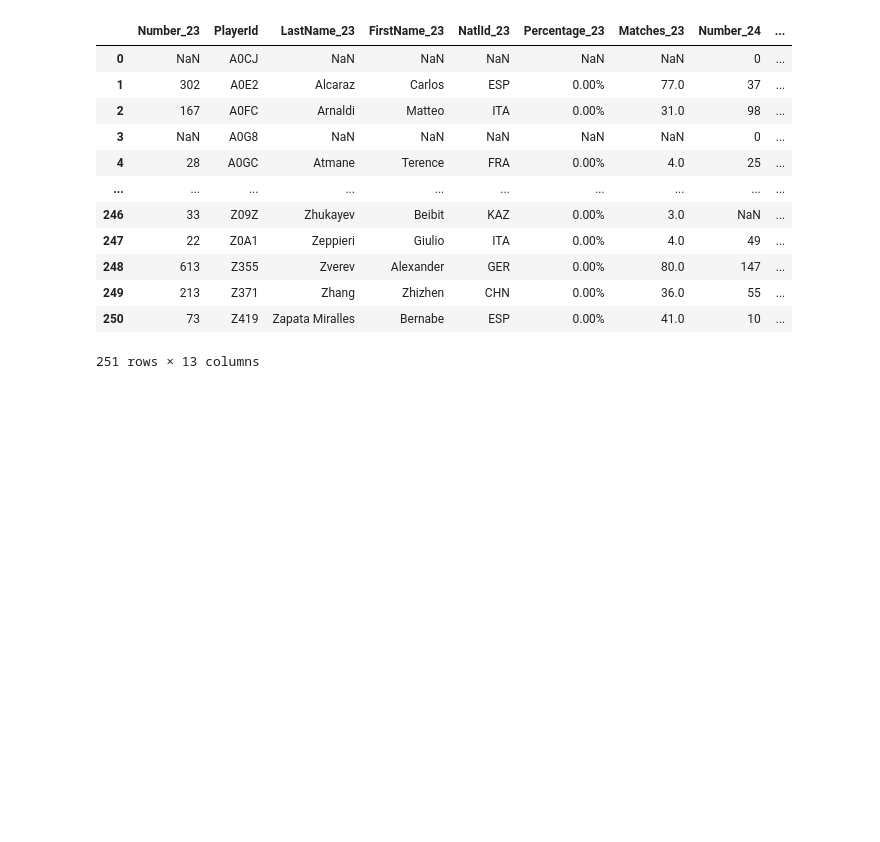
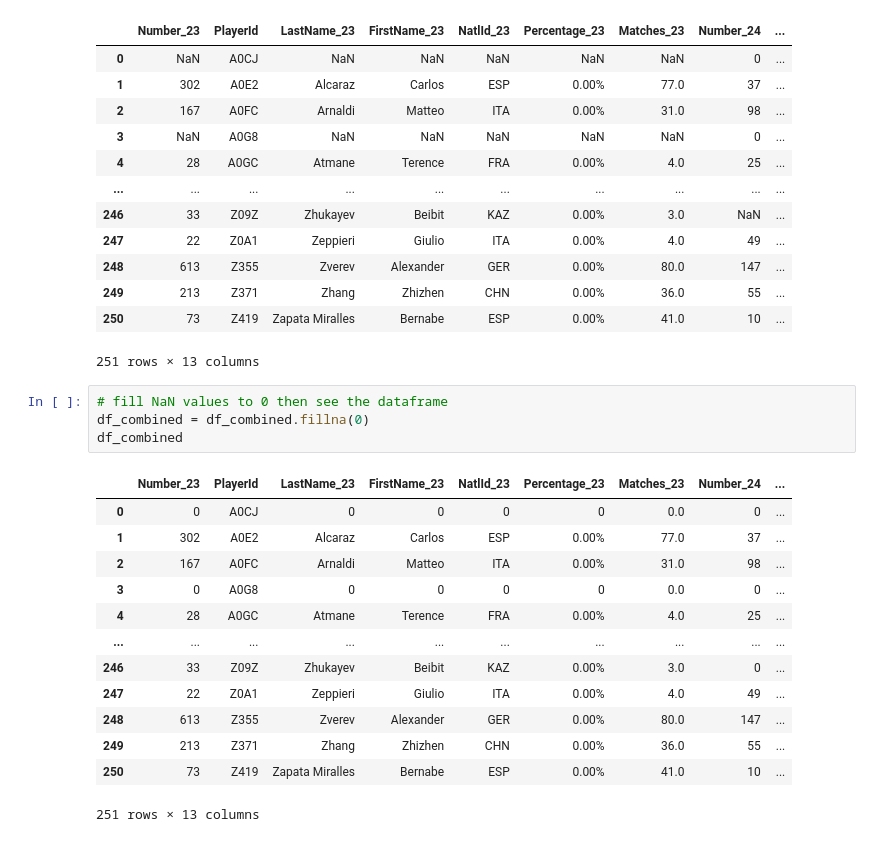
Before and after one commit to aacayanan/ten_ace_analyst, a Jupyter notebook: tenacev2.ipynb, the cells around one changed output. Cells and saved outputs as stored; diff of their text form; blank space fills up the shorter version.

```diff
--- a/tenacev2.ipynb
+++ b/tenacev2.ipynb
@@ -74,3 +75,21 @@ df_combined
 | 249 | 213 | Z371 | Zhang | Zhizhen | CHN | 0.00% | 36.0 | 55 | ... |
 | 250 | 73 | Z419 | Zapata Miralles | Bernabe | ESP | 0.00% | 41.0 | 10 | ... |
 251 rows × 13 columns
+# %%
+# fill NaN values to 0 then see the dataframe
+df_combined = df_combined.fillna(0)
+df_combined
+# %% [output]
+|  | Number_23 | PlayerId | LastName_23 | FirstName_23 | NatlId_23 | Percentage_23 | Matches_23 | Number_24 | ... |
+| 0 | 0 | A0CJ | 0 | 0 | 0 | 0 | 0.0 | 0 | ... |
+| 1 | 302 | A0E2 | Alcaraz | Carlos | ESP | 0.00% | 77.0 | 37 | ... |
+| 2 | 167 | A0FC | Arnaldi | Matteo | ITA | 0.00% | 31.0 | 98 | ... |
+| 3 | 0 | A0G8 | 0 | 0 | 0 | 0 | 0.0 | 0 | ... |
+| 4 | 28 | A0GC | Atmane | Terence | FRA | 0.00% | 4.0 | 25 | ... |
+| ... | ... | ... | ... | ... | ... | ... | ... | ... | ... |
+| 246 | 33 | Z09Z | Zhukayev | Beibit | KAZ | 0.00% | 3.0 | 0 | ... |
+| 247 | 22 | Z0A1 | Zeppieri | Giulio | ITA | 0.00% | 4.0 | 49 | ... |
+| 248 | 613 | Z355 | Zverev | Alexander | GER | 0.00% | 80.0 | 147 | ... |
+| 249 | 213 | Z371 | Zhang | Zhizhen | CHN | 0.00% | 36.0 | 55 | ... |
+| 250 | 73 | Z419 | Zapata Miralles | Bernabe | ESP | 0.00% | 41.0 | 10 | ... |
+251 rows × 13 columns
```
Also changed, not shown: parts of 7 cells of this notebook, 3 other files.
